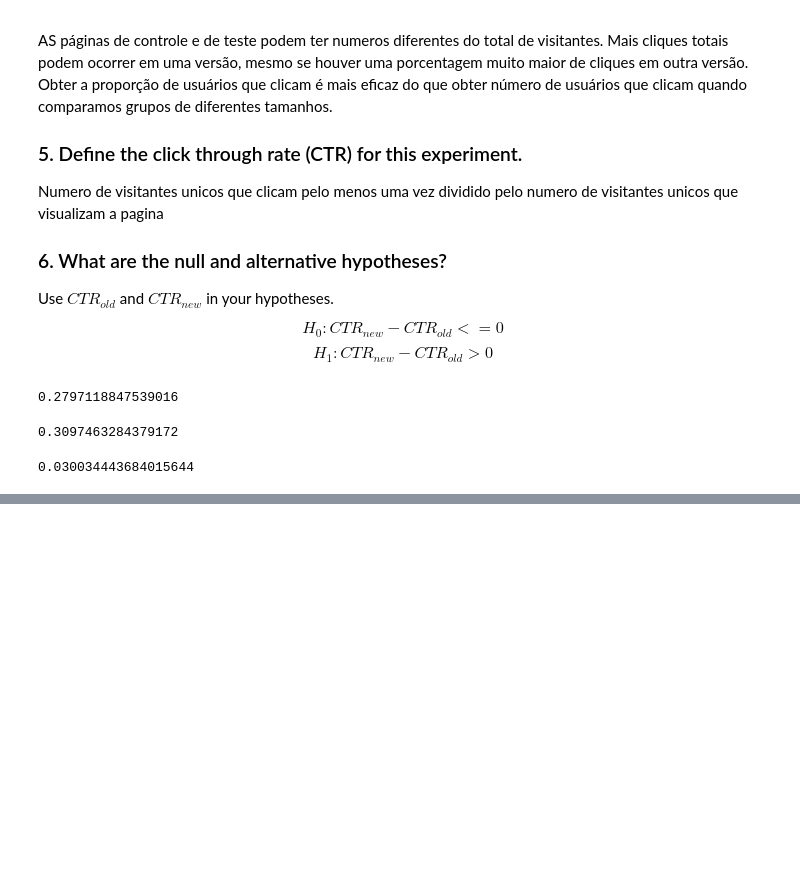
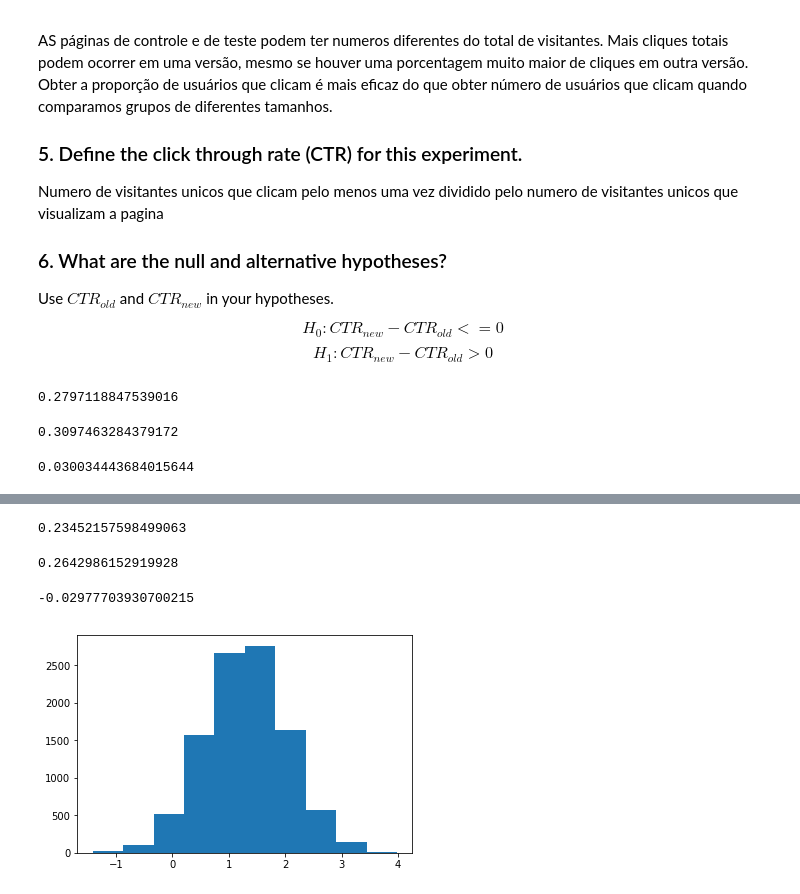
Before and after one commit to geocarvalho/python-ds, a Jupyter notebook: DS-fundations-2/statistics/13-A_B-tests.ipynb, the cells around one changed output, grey strips where cells are left out. Cells and saved outputs as stored; diff of their text form; code cells hidden in the pictures; blank space fills up the shorter version.

```diff
--- a/DS-fundations-2/statistics/13-A_B-tests.ipynb
+++ b/DS-fundations-2/statistics/13-A_B-tests.ipynb
@@ -129,0 +132,4 @@ plt.axvline(x=obs_diff, color='red')
+# %%
+np.random.seed(42)
+df = pd.read_csv('course_page_actions.csv')
+df.head()
@@ -129,0 +143,51 @@ plt.axvline(x=obs_diff, color='red')
+# %%
+# Get dataframe with all records from control group
+control_df = df.query('group == "control"')
+
+# Compute click through rate for control group
+control_ctr = control_df.query('action == "enroll"').count()[0] / control_df.query('action == "view"').count()[0]
+
+# Display click through rate
+control_ctr
+# %% [output]
+0.23452157598499063
+# %%
+# Get dataframe with all records from experiment group
+experiment_df = df.query('group == "experiment"')
+
+# Compute click through rate for experiment group
+experiment_ctr = experiment_df.query('action == "enroll"').count()[0] / \
+experiment_df.query('action == "view"').count()[0]
+
+# Display click through rate
+experiment_ctr
+# %% [output]
+0.2642986152919928
+# %%
+# Compute the observed difference in click through rates
+obs_diff = control_ctr - experiment_ctr
+
+# Display observed difference
+obs_diff
+# %% [output]
+-0.02977703930700215
+# %%
+# Create a sampling distribution of the difference in proportions
+# with bootstrapping
+diffs = []
+size = df.shape[0]
+for _ in range(10000):
+    b_samp = df.sample(size, replace=True)
+    control_df = b_samp.query('group == "control"')
+    experiment_df = b_samp.query('group == "experiment"')
+    control_ctr = control_df.query('action == "enroll"').count()[0] / control_df.query('action == "view"').count()[0]
+    experiment_ctr = experiment_df.query('action == "enroll"').count()[0] / experiment_df.query('action == "view"').count()[0]
+    diffs.append(experiment_ctr - control_ctr)
+# %%
+# Convert to numpy array
+diffs = np.array(diffs)
+
+# Plot sampling distribution
+plt.hist(diffs);
+# %% [output]
+[figure, added]
```
Also changed, not shown: parts of 33 cells of this notebook.
